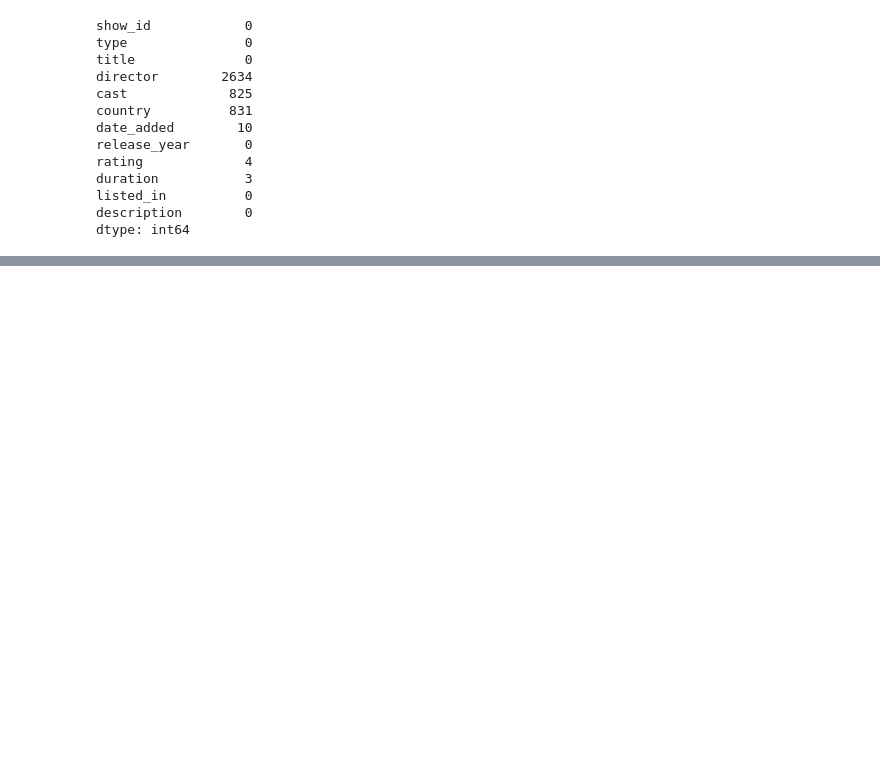
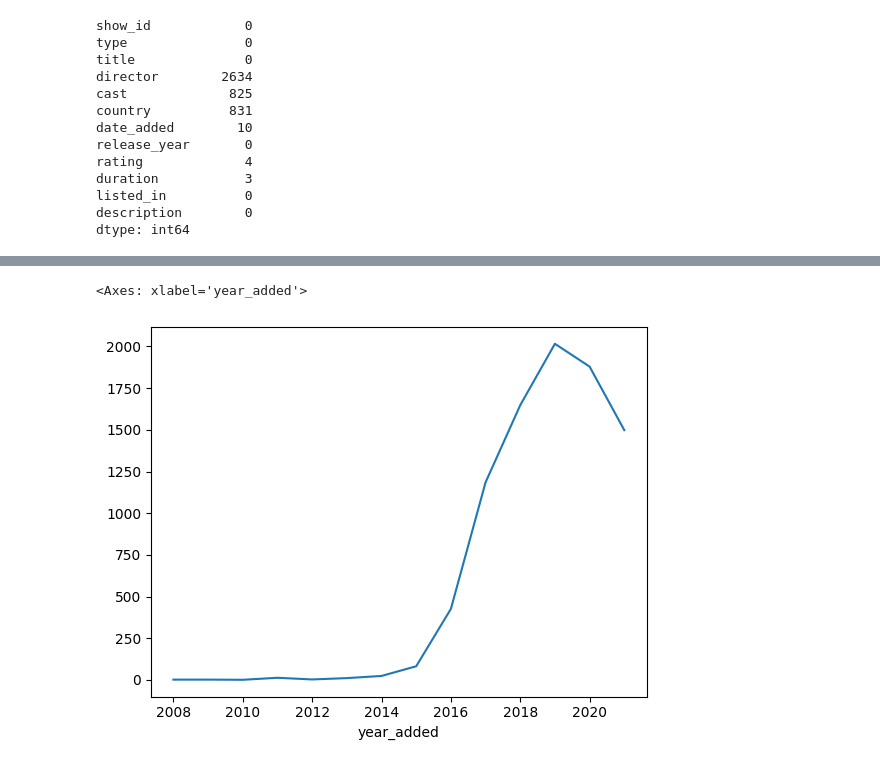
Before and after one commit to Sahilkhxn/Netflix_eda, a Jupyter notebook: netflix.ipynb, the cells around one changed output, grey strips where cells are left out. Cells and saved outputs as stored; diff of their text form; code cells hidden in the pictures; blank space fills up the shorter version.

```diff
--- a/netflix.ipynb
+++ b/netflix.ipynb
@@ -138,0 +292,5 @@ dtype: int64
+# %%
+netflix['year_added'].value_counts().sort_index().plot(kind='line')   # ✅
+# %% [output]
+<Axes: xlabel='year_added'>
+[figure, added]
```
Also changed, not shown: parts of 39 cells of this notebook.
